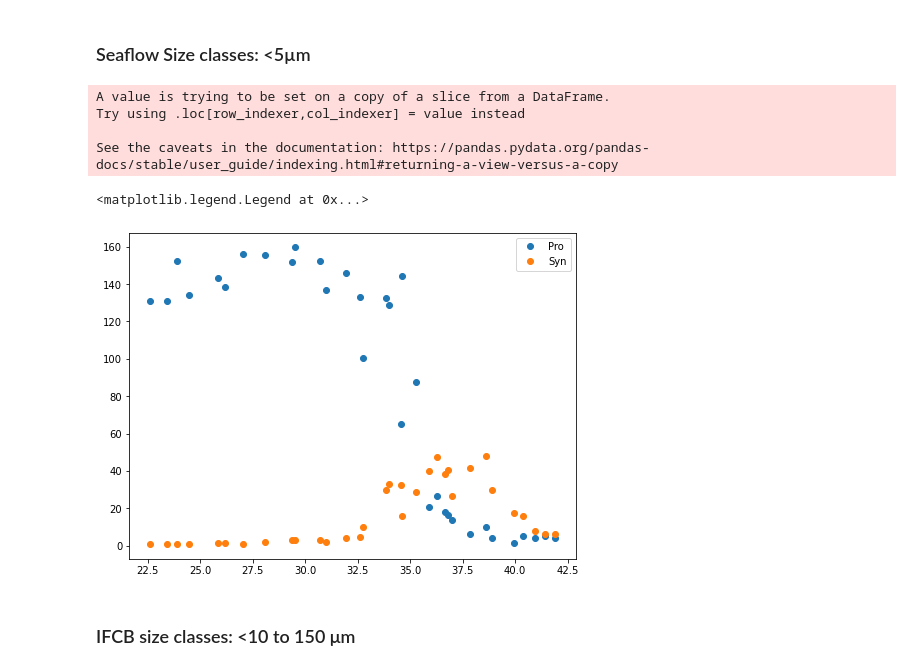
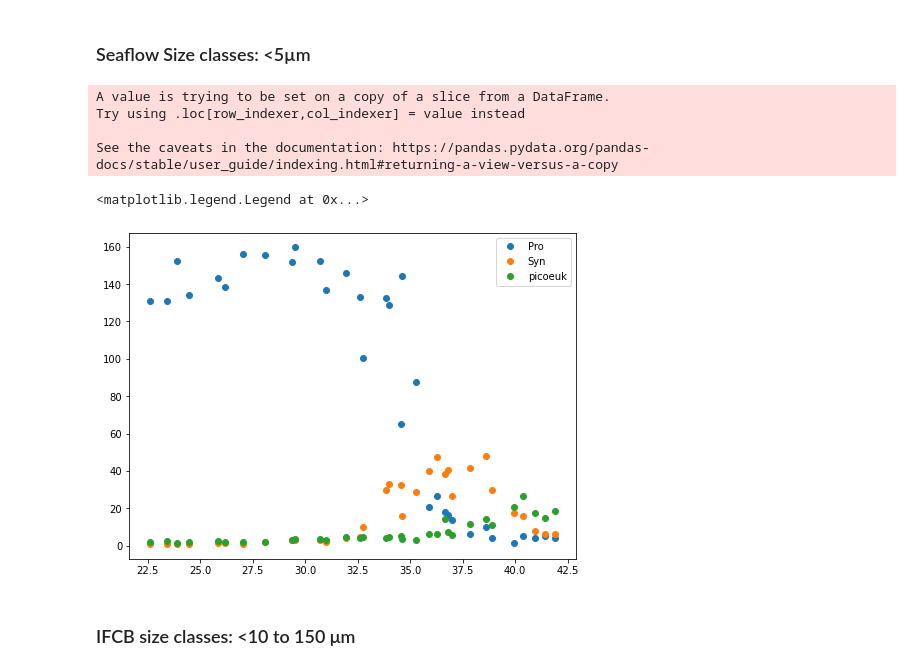
Before and after one commit to gmanuch/DataScienceOceanography, a Jupyter notebook: Tutorials/BO/phyto_tutorial.ipynb, the cells around one changed output. Drawn from its saved outputs; the diff is of its cells as text; code cells hidden in the pictures.

```diff
--- a/Tutorials/BO/phyto_tutorial.ipynb
+++ b/Tutorials/BO/phyto_tutorial.ipynb
@@ -332,24 +332,26 @@ plt.colorbar(im);
 # %%
 # pull out seaflow data from G2 to compare with IFCB abundances
 seaflow_g2 = seaflow[seaflow['cruise']=='MGL1704']
 # take a daily average to avoid diel cycle oscillations
 seaflow_g2['time'] = pd.DatetimeIndex(seaflow_g2['time'])
 seaflow_daily = seaflow_g2.groupby([pd.Grouper(key="time", freq='12H'),
                             pd.Grouper(key="cruise")]).mean().reset_index()
 plt.figure(figsize=(8,6))
 # plot Pro- abundance in cells/µL
 plt.plot(seaflow_daily['lat'], seaflow_daily['abundance_prochloro'], marker='o', linestyle='', label='Pro')
 # plot Syn
 plt.plot(seaflow_daily['lat'], seaflow_daily['abundance_synecho'], marker='o', linestyle='', label='Syn')
+# plot picoeuks
+plt.plot(seaflow_daily['lat'], seaflow_daily['abundance_picoeuk'], marker='o', linestyle='', label='picoeuk')
 # label approximately where gyre starts/stops
 plt.legend()
 # %% [output]
 A value is trying to be set on a copy of a slice from a DataFrame.
 Try using .loc[row_indexer,col_indexer] = value instead
 
 See the caveats in the documentation: https://pandas.pydata.org/pandas-docs/stable/user_guide/indexing.html#returning-a-view-versus-a-copy
 <matplotlib.legend.Legend at 0x...>
-[figure, old version]
+[figure, new version]
 # %% [markdown]
 ### IFCB size classes: <10 to 150 μm
 # %%
```
Also changed, not shown: parts of 1 cell of this notebook.
